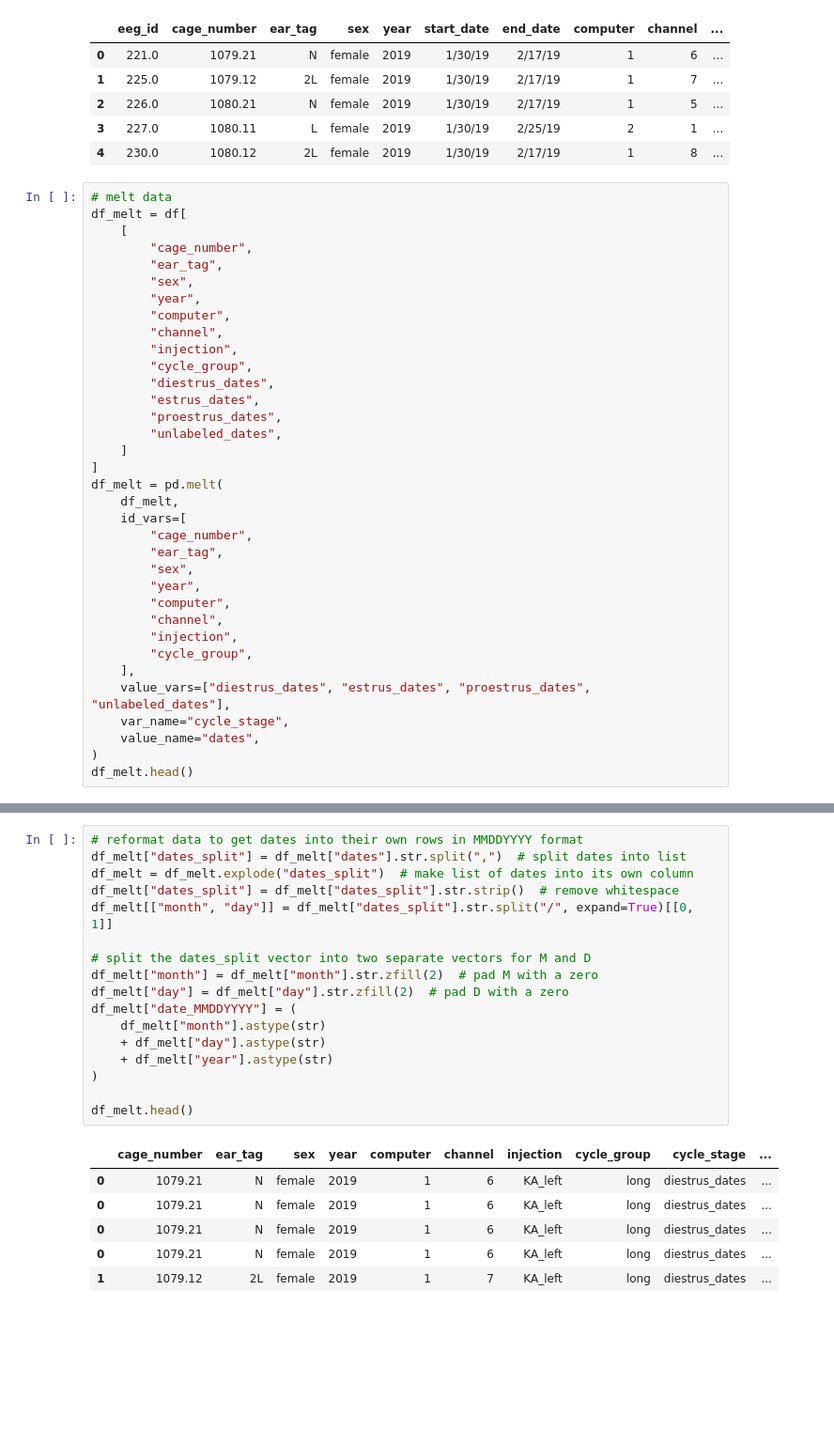
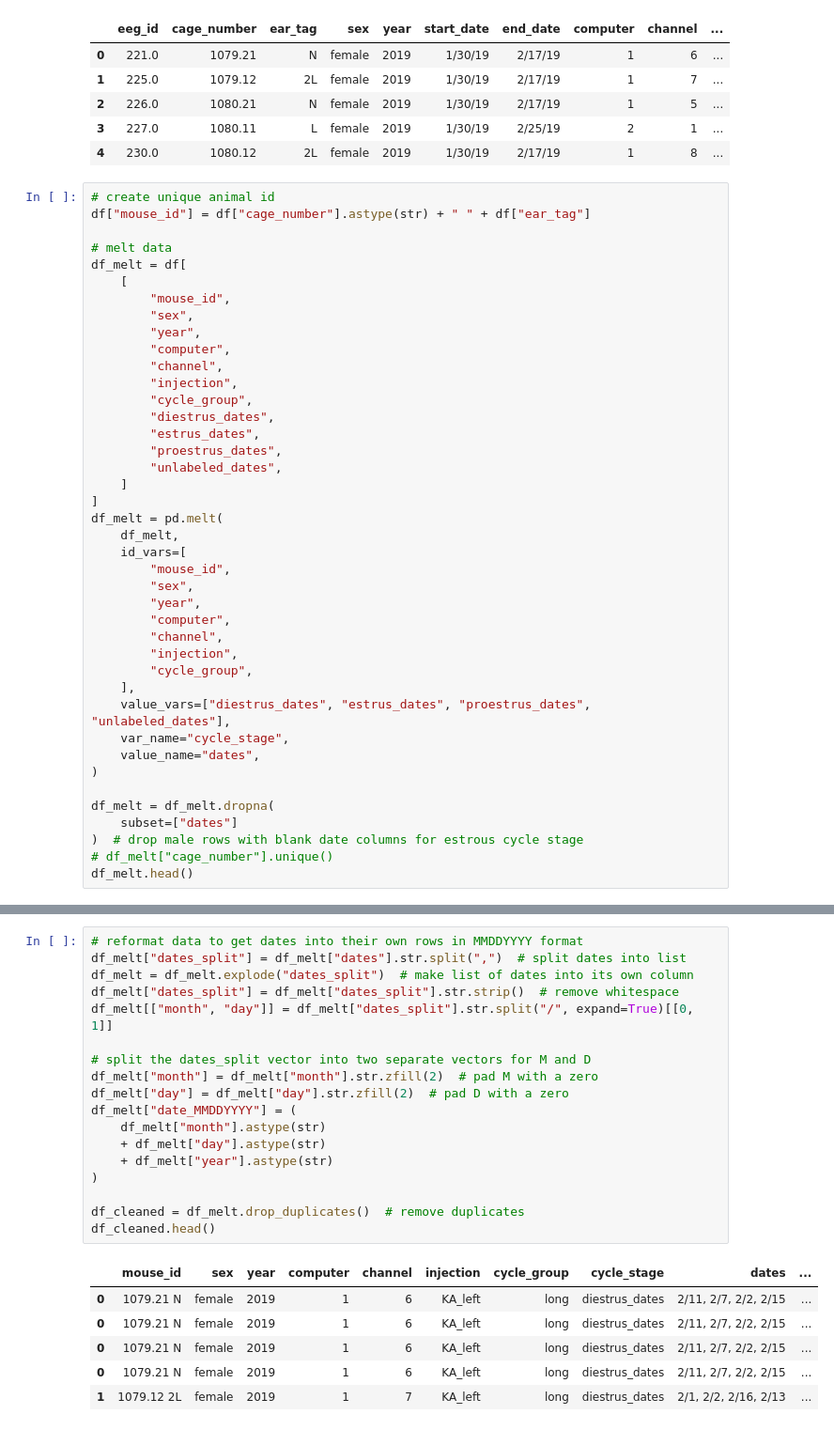
Before and after one commit to robbie-ingram/seizure-pattern, a Jupyter notebook: filepath_generation.ipynb, the cells around one changed output, grey strips where cells are left out. Shown: that part at 94% size. Cells and saved outputs as stored; diff of their text form; blank space fills up the shorter version.

```diff
--- a/filepath_generation.ipynb
+++ b/filepath_generation.ipynb
@@ -15,11 +15,13 @@ df.head()
 | 3 | 227.0 | 1080.11 | L | female | 2019 | 1/30/19 | 2/25/19 | 2 | 1 | ... |
 | 4 | 230.0 | 1080.12 | 2L | female | 2019 | 1/30/19 | 2/17/19 | 1 | 8 | ... |
 # %%
+# create unique animal id
+df["mouse_id"] = df["cage_number"].astype(str) + " " + df["ear_tag"]
+
 # melt data
 df_melt = df[
     [
-        "cage_number",
-        "ear_tag",
+        "mouse_id",
         "sex",
         "year",
         "computer",
@@ -35,8 +37,7 @@ df_melt = df[
 df_melt = pd.melt(
     df_melt,
     id_vars=[
-        "cage_number",
-        "ear_tag",
+        "mouse_id",
         "sex",
         "year",
         "computer",
@@ -48,5 +49,10 @@ df_melt = pd.melt(
     var_name="cycle_stage",
     value_name="dates",
 )
+
+df_melt = df_melt.dropna(
+    subset=["dates"]
+)  # drop male rows with blank date columns for estrous cycle stage
+# df_melt["cage_number"].unique()
 df_melt.head()
 # %% [output]
@@ -59,26 +65,27 @@ df_melt.head()
 # %%
 # reformat data to get dates into their own rows in MMDDYYYY format
 df_melt["dates_split"] = df_melt["dates"].str.split(",")  # split dates into list
 df_melt = df_melt.explode("dates_split")  # make list of dates into its own column
 df_melt["dates_split"] = df_melt["dates_split"].str.strip()  # remove whitespace
 df_melt[["month", "day"]] = df_melt["dates_split"].str.split("/", expand=True)[[0, 1]]
 
 # split the dates_split vector into two separate vectors for M and D
 df_melt["month"] = df_melt["month"].str.zfill(2)  # pad M with a zero
 df_melt["day"] = df_melt["day"].str.zfill(2)  # pad D with a zero
 df_melt["date_MMDDYYYY"] = (
     df_melt["month"].astype(str)
     + df_melt["day"].astype(str)
     + df_melt["year"].astype(str)
 )
 
-df_melt.head()
+df_cleaned = df_melt.drop_duplicates()  # remove duplicates
+df_cleaned.head()
 # %% [output]
-|  | cage_number | ear_tag | sex | year | computer | channel | injection | cycle_group | cycle_stage | ... |
-| 0 | 1079.21 | N | female | 2019 | 1 | 6 | KA_left | long | diestrus_dates | ... |
-| 0 | 1079.21 | N | female | 2019 | 1 | 6 | KA_left | long | diestrus_dates | ... |
-| 0 | 1079.21 | N | female | 2019 | 1 | 6 | KA_left | long | diestrus_dates | ... |
-| 0 | 1079.21 | N | female | 2019 | 1 | 6 | KA_left | long | diestrus_dates | ... |
-| 1 | 1079.12 | 2L | female | 2019 | 1 | 7 | KA_left | long | diestrus_dates | ... |
+|  | mouse_id | sex | year | computer | channel | injection | cycle_group | cycle_stage | dates | ... |
+| 0 | 1079.21 N | female | 2019 | 1 | 6 | KA_left | long | diestrus_dates | 2/11, 2/7, 2/2, 2/15 | ... |
+| 0 | 1079.21 N | female | 2019 | 1 | 6 | KA_left | long | diestrus_dates | 2/11, 2/7, 2/2, 2/15 | ... |
+| 0 | 1079.21 N | female | 2019 | 1 | 6 | KA_left | long | diestrus_dates | 2/11, 2/7, 2/2, 2/15 | ... |
+| 0 | 1079.21 N | female | 2019 | 1 | 6 | KA_left | long | diestrus_dates | 2/11, 2/7, 2/2, 2/15 | ... |
+| 1 | 1079.12 2L | female | 2019 | 1 | 7 | KA_left | long | diestrus_dates | 2/1, 2/2, 2/16, 2/13 | ... |
 # %%
 # reorganize data
```
Also changed, not shown: parts of 6 cells of this notebook.
